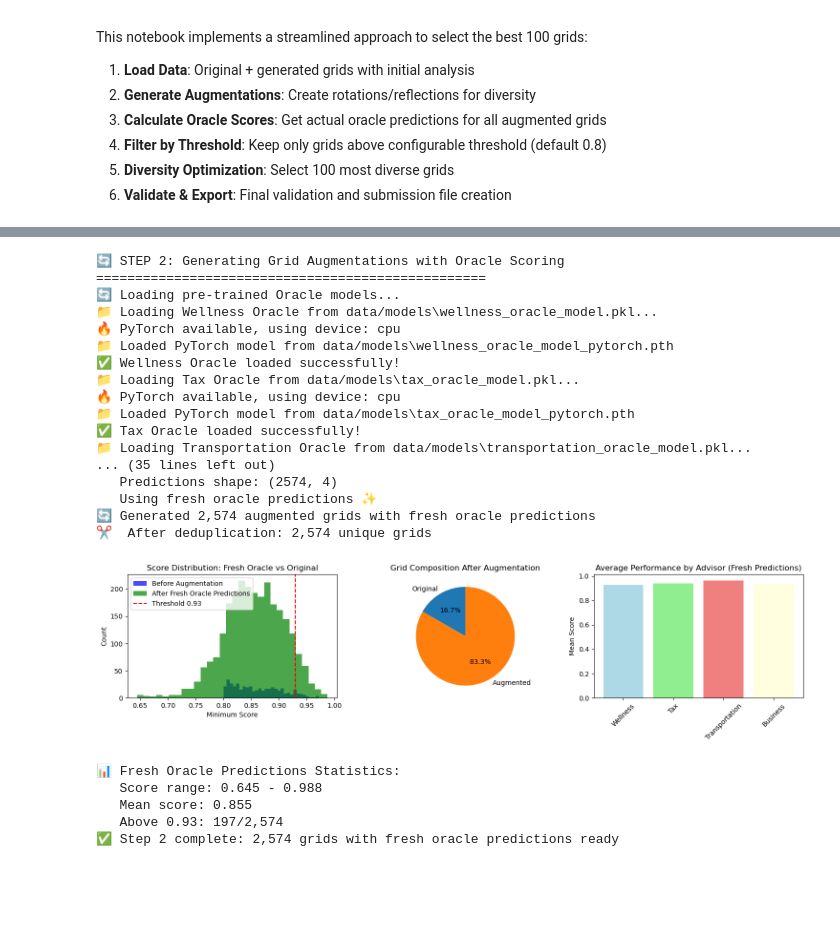
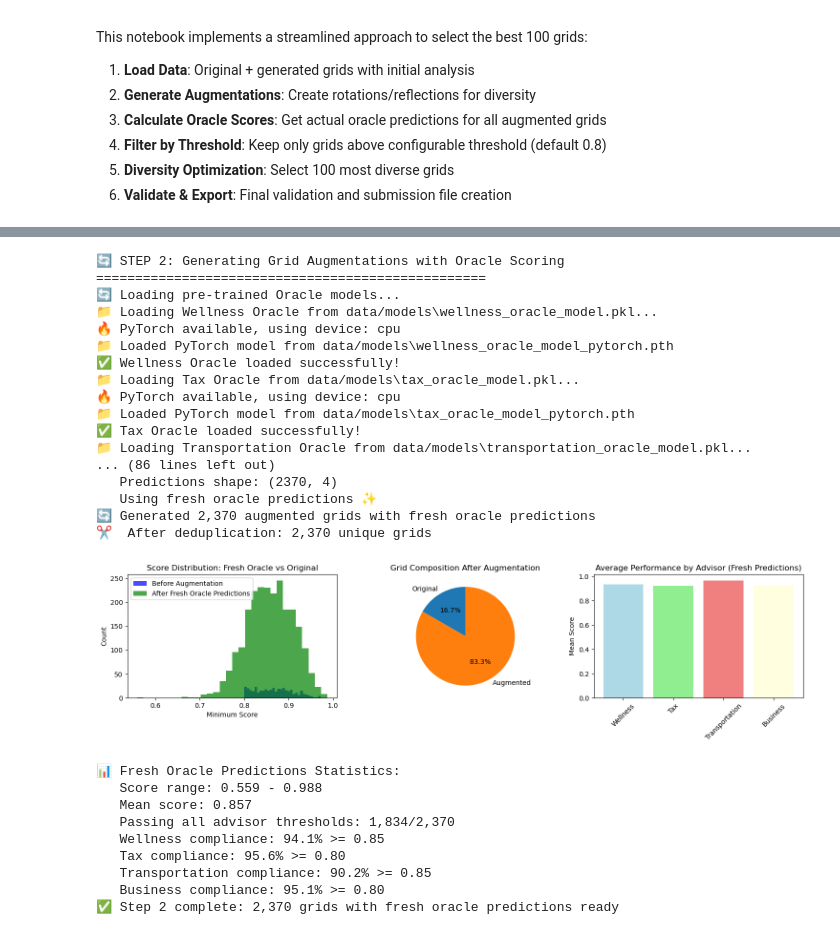
Before and after one commit to gwenzel/2156_cp2, a Jupyter notebook: 4_calculate_score_build_submission.ipynb, the cells around one changed output, grey strips where cells are left out. Saved outputs shown, nothing was run; the diff lists cells and outputs as text; code cells hidden in the pictures; blank space fills up the shorter version.

Commit message:
different thresholds per advisor

```diff
--- a/4_calculate_score_build_submission.ipynb
+++ b/4_calculate_score_build_submission.ipynb
@@ -115,10 +186,12 @@ if original_grids is not None and original_predictions is not None:
     all_predictions.append(original_predictions)
     print(f"   Added {len(original_grids):,} original grids")
 
-if generated_grids is not None and generated_predictions is not None:
-    #all_grids.append(generated_grids)
-    #all_predictions.append(generated_predictions)
+if USE_GENERATED_GRIDS and generated_grids is not None and generated_predictions is not None:
+    all_grids.append(generated_grids)
+    all_predictions.append(generated_predictions)
     print(f"   Added {len(generated_grids):,} generated grids")
+elif not USE_GENERATED_GRIDS:
+    print(f"   Skipped generated grids (USE_GENERATED_GRIDS=False)")
 
 if not all_grids:
     raise ValueError("No grids loaded! Check data loading step.")
@@ -130,15 +203,20 @@ all_min_scores = np.min(combined_predictions, axis=1)
 
 print(f"📊 Combined dataset: {len(combined_grids):,} grids")
 
-# Apply threshold filter BEFORE augmentation for efficiency
-valid_mask = all_min_scores >= 0.8
-candidate_grids = combined_grids[valid_mask]
-candidate_predictions = combined_predictions[valid_mask]
+# Apply advisor-specific threshold filter BEFORE augmentation for efficiency
+combined_compliance, combined_valid = calculate_advisor_compliance(combined_predictions, THRESHOLD_ARRAY)
+candidate_grids = combined_grids[combined_valid]
+candidate_predictions = combined_predictions[combined_valid]
 
-print(f"🎯 After {SCORE_THRESHOLD:.1f} threshold filter: {len(candidate_grids):,} grids")
+print(f"🎯 After advisor-specific threshold filter: {len(candidate_grids):,} grids")
+print(f"   Filter efficiency: {len(candidate_grids)/len(combined_grids)*100:.1f}% of grids passed all thresholds")
 
 if len(candidate_grids) == 0:
-    raise ValueError(f"No grids found above threshold {SCORE_THRESHOLD}! Lower the threshold.")
+    print("❌ No grids found meeting all advisor thresholds!")
+    print("Current thresholds:")
+    for name, threshold in zip(advisor_names, THRESHOLD_ARRAY):
+        print(f"   {name}: {threshold:.2f}")
+    raise ValueError("Lower one or more advisor thresholds above to get candidate grids.")
 
 # Generate augmentations WITH fresh oracle predictions
 augmenter = GridAugmenter()
@@ -172,7 +250,6 @@ plt.figure(figsize=(15, 4))
 plt.subplot(1, 3, 1)
 plt.hist(candidate_min_scores, bins=30, alpha=0.7, label='Before Augmentation', color='blue')
 plt.hist(unique_min_scores, bins=30, alpha=0.7, label='After Fresh Oracle Predictions', color='green')
-plt.axvline(SCORE_THRESHOLD, color='red', linestyle='--', label=f'Threshold {SCORE_THRESHOLD}')
 plt.xlabel('Minimum Score')
 plt.ylabel('Count')
 plt.title('Score Distribution: Fresh Oracle vs Original')
@@ -189,44 +266,54 @@ plt.subplot(1, 3, 3)
 advisor_names = ['Wellness', 'Tax', 'Transportation', 'Business']
 advisor_means = [unique_predictions[:, i].mean() for i in range(4)]
 colors = ['lightblue', 'lightgreen', 'lightcoral', 'lightyellow']
 plt.bar(advisor_names, advisor_means, color=colors)
 plt.ylabel('Mean Score')
 plt.title('Average Performance by Advisor (Fresh Predictions)')
 plt.xticks(rotation=45)
 
 plt.tight_layout()
 plt.show()
 
 print(f"📊 Fresh Oracle Predictions Statistics:")
 print(f"   Score range: {unique_min_scores.min():.3f} - {unique_min_scores.max():.3f}")
 print(f"   Mean score: {unique_min_scores.mean():.3f}")
-print(f"   Above {SCORE_THRESHOLD}: {np.sum(unique_min_scores >= SCORE_THRESHOLD):,}/{len(unique_min_scores):,}")
+
+# Check compliance with advisor-specific thresholds
+augmented_compliance, augmented_valid = calculate_advisor_compliance(unique_predictions, THRESHOLD_ARRAY)
+print(f"   Passing all advisor thresholds: {np.sum(augmented_valid):,}/{len(augmented_valid):,}")
+for i, name in enumerate(advisor_names):
+    compliance_rate = np.sum(augmented_compliance[:, i]) / len(augmented_compliance) * 100
+    print(f"   {name} compliance: {compliance_rate:.1f}% >= {THRESHOLD_ARRAY[i]:.2f}")
 
 print(f"✅ Step 2 complete: {len(unique_grids):,} grids with fresh oracle predictions ready")
 # %% [output]
 🔄 STEP 2: Generating Grid Augmentations with Oracle Scoring
 ==================================================
 🔄 Loading pre-trained Oracle models...
 📁 Loading Wellness Oracle from data/models\wellness_oracle_model.pkl...
 🔥 PyTorch available, using device: cpu
 📁 Loaded PyTorch model from data/models\wellness_oracle_model_pytorch.pth
 ✅ Wellness Oracle loaded successfully!
 📁 Loading Tax Oracle from data/models\tax_oracle_model.pkl...
 🔥 PyTorch available, using device: cpu
 📁 Loaded PyTorch model from data/models\tax_oracle_model_pytorch.pth
 ✅ Tax Oracle loaded successfully!
 📁 Loading Transportation Oracle from data/models\transportation_oracle_model.pkl...
-... (35 lines left out)
-   Predictions shape: (2574, 4)
+... (86 lines left out)
+   Predictions shape: (2370, 4)
    Using fresh oracle predictions ✨
-🔄 Generated 2,574 augmented grids with fresh oracle predictions
-✂️  After deduplication: 2,574 unique grids
+🔄 Generated 2,370 augmented grids with fresh oracle predictions
+✂️  After deduplication: 2,370 unique grids
-[figure, old version]
+[figure, new version]
 📊 Fresh Oracle Predictions Statistics:
-   Score range: 0.645 - 0.988
-   Mean score: 0.855
-   Above 0.93: 197/2,574
-✅ Step 2 complete: 2,574 grids with fresh oracle predictions ready
+   Score range: 0.559 - 0.988
+   Mean score: 0.857
+   Passing all advisor thresholds: 1,834/2,370
+   Wellness compliance: 94.1% >= 0.85
+   Tax compliance: 95.6% >= 0.80
+   Transportation compliance: 90.2% >= 0.85
+   Business compliance: 95.1% >= 0.80
+✅ Step 2 complete: 2,370 grids with fresh oracle predictions ready
 # %%
 # 3. FINAL THRESHOLD FILTER
 print("🎯 STEP 3: Final Threshold Filtering")
```
Also changed, not shown: parts of 4 cells of this notebook.
